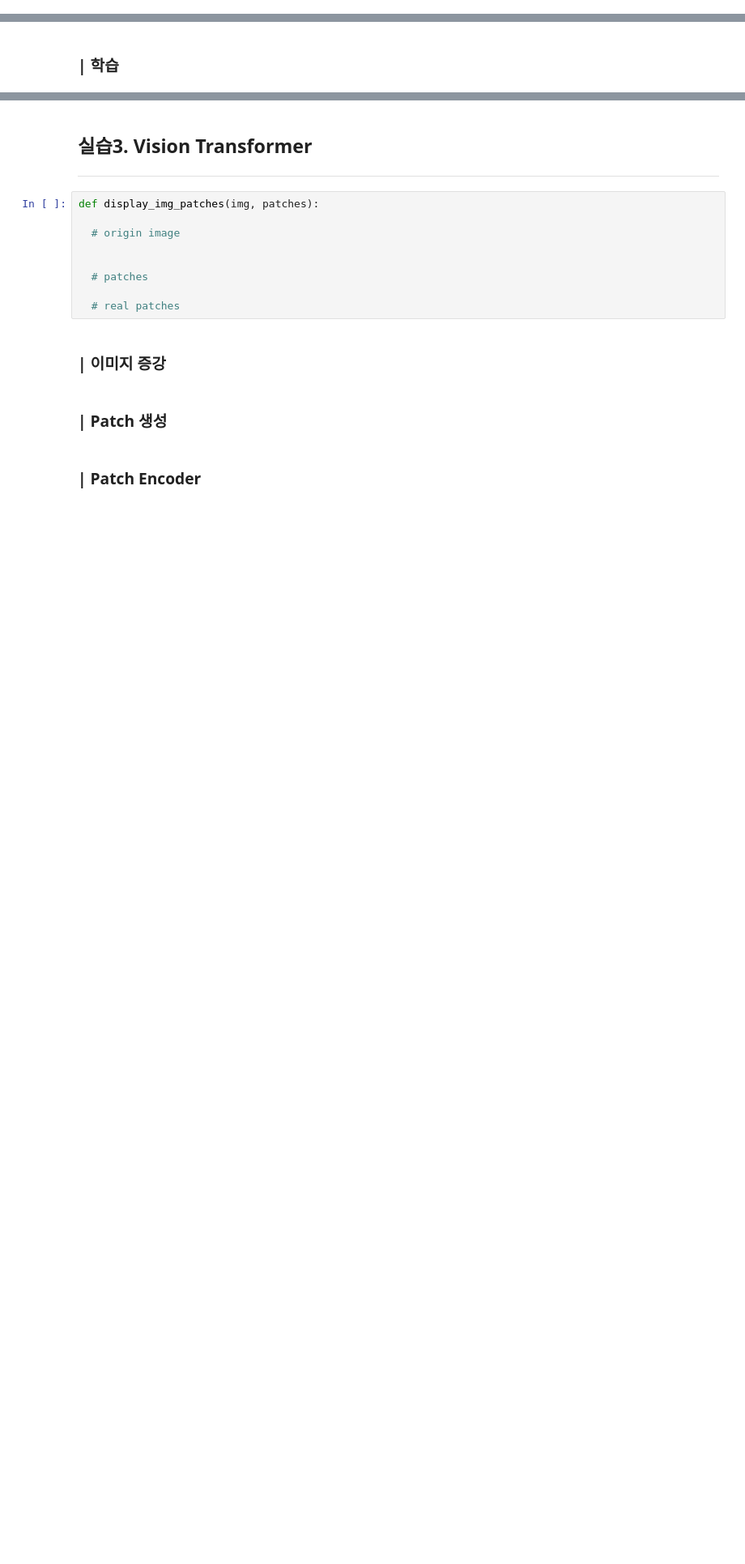
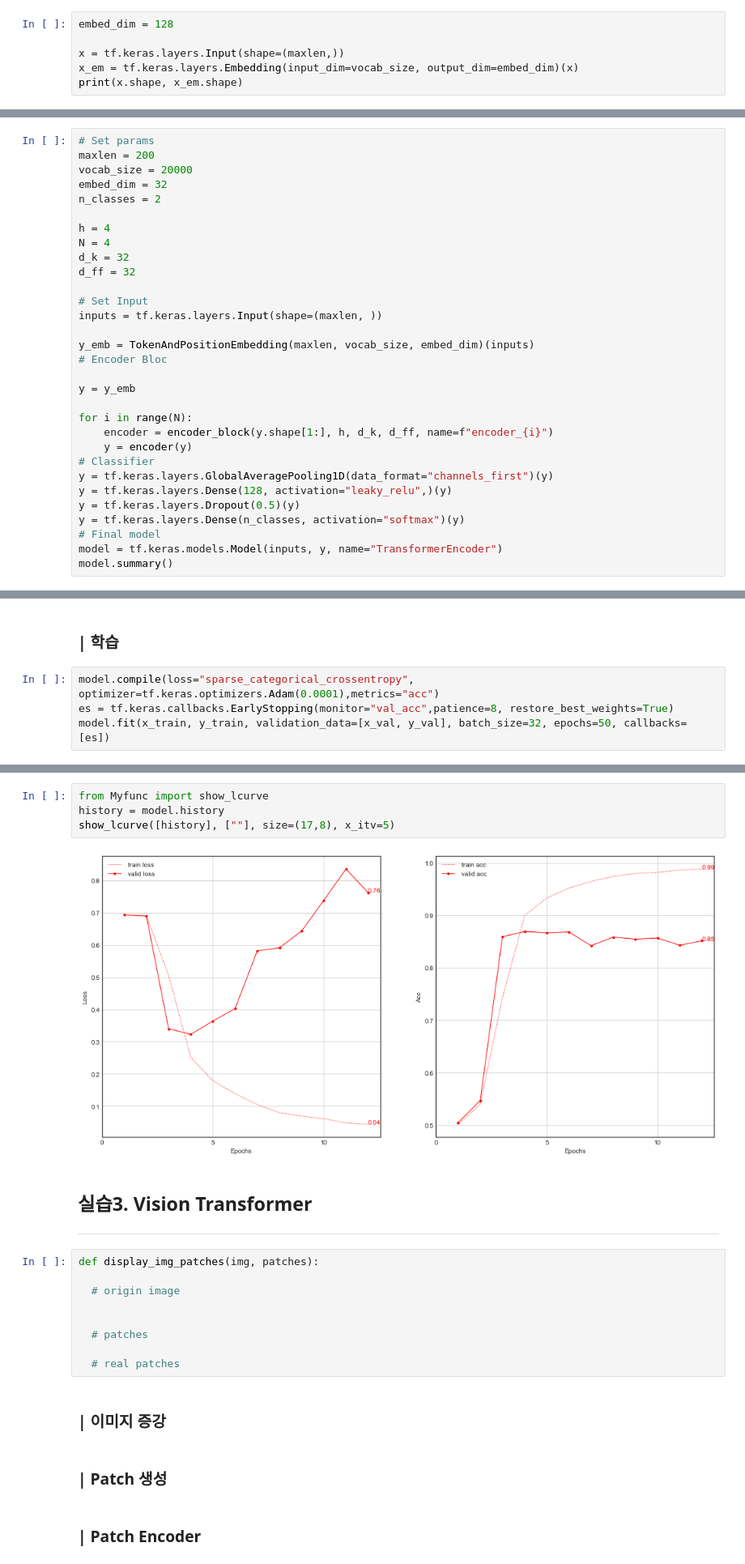
Before and after one commit to komingsu/itedu, a Jupyter notebook: Paper_with_code/Transformer/code/ch04_08_Transformer.ipynb, the cells around one changed output, grey strips where cells are left out. Shown at 81% size. Cells and saved outputs as stored; diff of their text form; blank space fills up the shorter version.

```diff
--- a/Paper_with_code/Transformer/code/ch04_08_Transformer.ipynb
+++ b/Paper_with_code/Transformer/code/ch04_08_Transformer.ipynb
@@ -373,0 +377,6 @@ print(x_train.shape, x_val.shape)
+# %%
+embed_dim = 128
+
+x = tf.keras.layers.Input(shape=(maxlen,))
+x_em = tf.keras.layers.Embedding(input_dim=vocab_size, output_dim=embed_dim)(x)
+print(x.shape, x_em.shape)
@@ -401,0 +406,31 @@ class TokenAndPositionEmbedding(layers.Layer):
+# %%
+# Set params
+maxlen = 200
+vocab_size = 20000
+embed_dim = 32
+n_classes = 2
+
+h = 4
+N = 4
+d_k = 32
+d_ff = 32
+
+# Set Input
+inputs = tf.keras.layers.Input(shape=(maxlen, ))
+
+y_emb = TokenAndPositionEmbedding(maxlen, vocab_size, embed_dim)(inputs)
+# Encoder Bloc
+
+y = y_emb
+
+for i in range(N):
+    encoder = encoder_block(y.shape[1:], h, d_k, d_ff, name=f"encoder_{i}")
+    y = encoder(y)
+# Classifier
+y = tf.keras.layers.GlobalAveragePooling1D(data_format="channels_first")(y)
+y = tf.keras.layers.Dense(128, activation="leaky_relu",)(y)
+y = tf.keras.layers.Dropout(0.5)(y)
+y = tf.keras.layers.Dense(n_classes, activation="softmax")(y)
+# Final model
+model = tf.keras.models.Model(inputs, y, name="TransformerEncoder")
+model.summary()
@@ -402,2 +455,6 @@ class TokenAndPositionEmbedding(layers.Layer):
 # %% [markdown]
 ### **| 학습**
+# %%
+model.compile(loss="sparse_categorical_crossentropy", optimizer=tf.keras.optimizers.Adam(0.0001),metrics="acc")
+es = tf.keras.callbacks.EarlyStopping(monitor="val_acc",patience=8, restore_best_weights=True)
+model.fit(x_train, y_train, validation_data=[x_val, y_val], batch_size=32, epochs=50, callbacks=[es])
@@ -404,3 +480,9 @@ class TokenAndPositionEmbedding(layers.Layer):
+# %%
+from Myfunc import show_lcurve
+history = model.history
+show_lcurve([history], [""], size=(17,8), x_itv=5)
+# %% [output]
+[figure, added]
 # %% [markdown]
 ## 실습3. Vision Transformer
 ---
```
Also changed, not shown: parts of 7 cells of this notebook.
